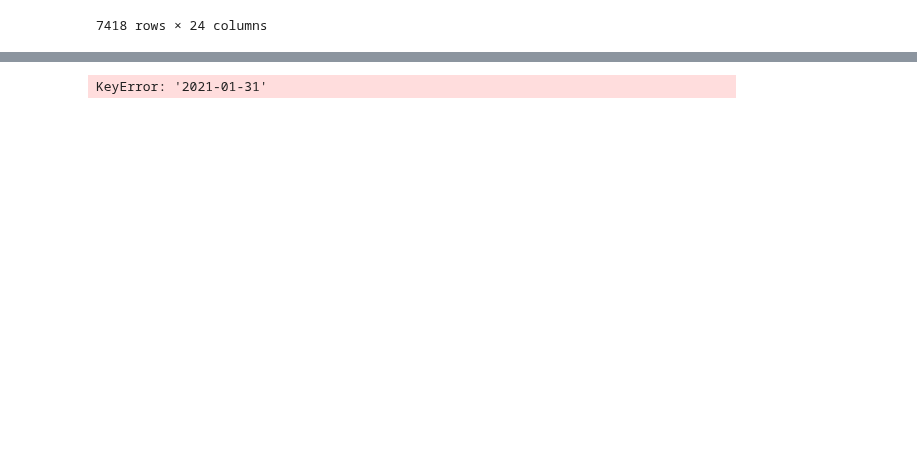
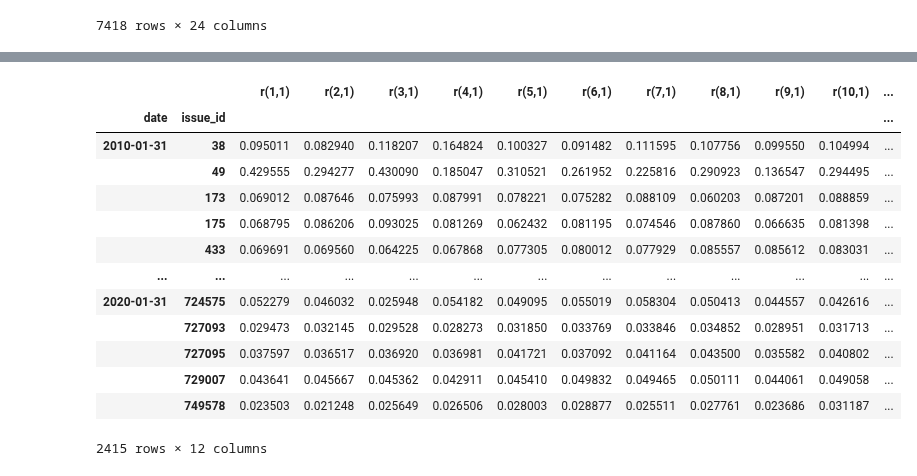
Before and after one commit to santoromano/Corporate-Bond-Factors, a Jupyter notebook: empirics.ipynb, the cells around one changed output, grey strips where cells are left out. Saved outputs shown, nothing was run; the diff lists cells and outputs as text; code cells hidden in the pictures; blank space fills up the shorter version.

Commit message:
Rolling OOS Function

```diff
--- a/empirics.ipynb
+++ b/empirics.ipynb
@@ -180,9 +182,8 @@ def ols_model(y,x,start):
 # %%
 def index_forecast(y, y_hat, index, start):
     '''
-    Function to multi-index a cross-section with the respective date.
+    Function to multi-index a cross-section with the respective starting year.
     '''
-    index = y.index.levels[0][30:][start+60:start+60+12]
     y_hat['date'] = index[0]
     y_hat = y_hat.reset_index().set_index(['date', 'issue_id'])
 
@@ -224,5 +225,5 @@ def trading_strategy(y_hat, y_true, index):
 
     return strategy_return
 # %%
-Y_hat, Y_true, index = ols_model(Y,X,0)
-model1 = trading_strategy(Y_hat,Y_true, index)
+Y_hat, Y_true, index = ols_model(Y,X,12)
+model = trading_strategy(Y_hat, Y_true, index)
@@ -260,7 +254,7 @@ def out_of_sample_procedure(y,x):
     actual_y = []
     forecast_y = []
 
-    for step in np.arange(0,len(x.index.levels[0][30:-12].unique()),12):
+    for step in np.arange(0,len(X.index.levels[0][30:].unique()),12)[:11]:
         y_hat, y_true, index = ols_model(y, x, step)
         model = trading_strategy(y_hat, y_true, index)
 
@@ -268,12 +262,27 @@ def out_of_sample_procedure(y,x):
         actual_y.append(index_forecast(y, y_true, index, step))
         forecast_y.append(index_forecast(y, y_hat, index, step))
 
-    strat_returns_df = pd.concat(stat_returns)
+    strat_returns_df = pd.concat(strat_returns)
     actual_y_df= pd.concat(actual_y)
     forecast_y_df = pd.concat(forecast_y)
 
     return (strat_returns_df, actual_y_df, forecast_y_df)
 # %%
-out_of_sample_procedure(Y,X)
+returns, y_true, y_hat = out_of_sample_procedure(Y,X)
-# %% [output]
-KeyError: '2021-01-31'
+# %%
+y_hat
+# %% [output]
+|  |  | r(1,1) | r(2,1) | r(3,1) | r(4,1) | r(5,1) | r(6,1) | r(7,1) | r(8,1) | r(9,1) | r(10,1) | ... |
+| date | issue_id |  |  |  |  |  |  |  |  |  |  | ... |
+| 2010-01-31 | 38 | 0.095011 | 0.082940 | 0.118207 | 0.164824 | 0.100327 | 0.091482 | 0.111595 | 0.107756 | 0.099550 | 0.104994 | ... |
+|  | 49 | 0.429555 | 0.294277 | 0.430090 | 0.185047 | 0.310521 | 0.261952 | 0.225816 | 0.290923 | 0.136547 | 0.294495 | ... |
+|  | 173 | 0.069012 | 0.087646 | 0.075993 | 0.087991 | 0.078221 | 0.075282 | 0.088109 | 0.060203 | 0.087201 | 0.088859 | ... |
+|  | 175 | 0.068795 | 0.086206 | 0.093025 | 0.081269 | 0.062432 | 0.081195 | 0.074546 | 0.087860 | 0.066635 | 0.081398 | ... |
+|  | 433 | 0.069691 | 0.069560 | 0.064225 | 0.067868 | 0.077305 | 0.080012 | 0.077929 | 0.085557 | 0.085612 | 0.083031 | ... |
+| ... | ... | ... | ... | ... | ... | ... | ... | ... | ... | ... | ... | ... |
+| 2020-01-31 | 724575 | 0.052279 | 0.046032 | 0.025948 | 0.054182 | 0.049095 | 0.055019 | 0.058304 | 0.050413 | 0.044557 | 0.042616 | ... |
+|  | 727093 | 0.029473 | 0.032145 | 0.029528 | 0.028273 | 0.031850 | 0.033769 | 0.033846 | 0.034852 | 0.028951 | 0.031713 | ... |
+|  | 727095 | 0.037597 | 0.036517 | 0.036920 | 0.036981 | 0.041721 | 0.037092 | 0.041164 | 0.043500 | 0.035582 | 0.040802 | ... |
+|  | 729007 | 0.043641 | 0.045667 | 0.045362 | 0.042911 | 0.045410 | 0.049832 | 0.049465 | 0.050111 | 0.044061 | 0.049058 | ... |
+|  | 749578 | 0.023503 | 0.021248 | 0.025649 | 0.026506 | 0.028003 | 0.028877 | 0.025511 | 0.027761 | 0.023686 | 0.031187 | ... |
+2415 rows × 12 columns
```
Also changed, not shown: parts of 8 cells of this notebook.
